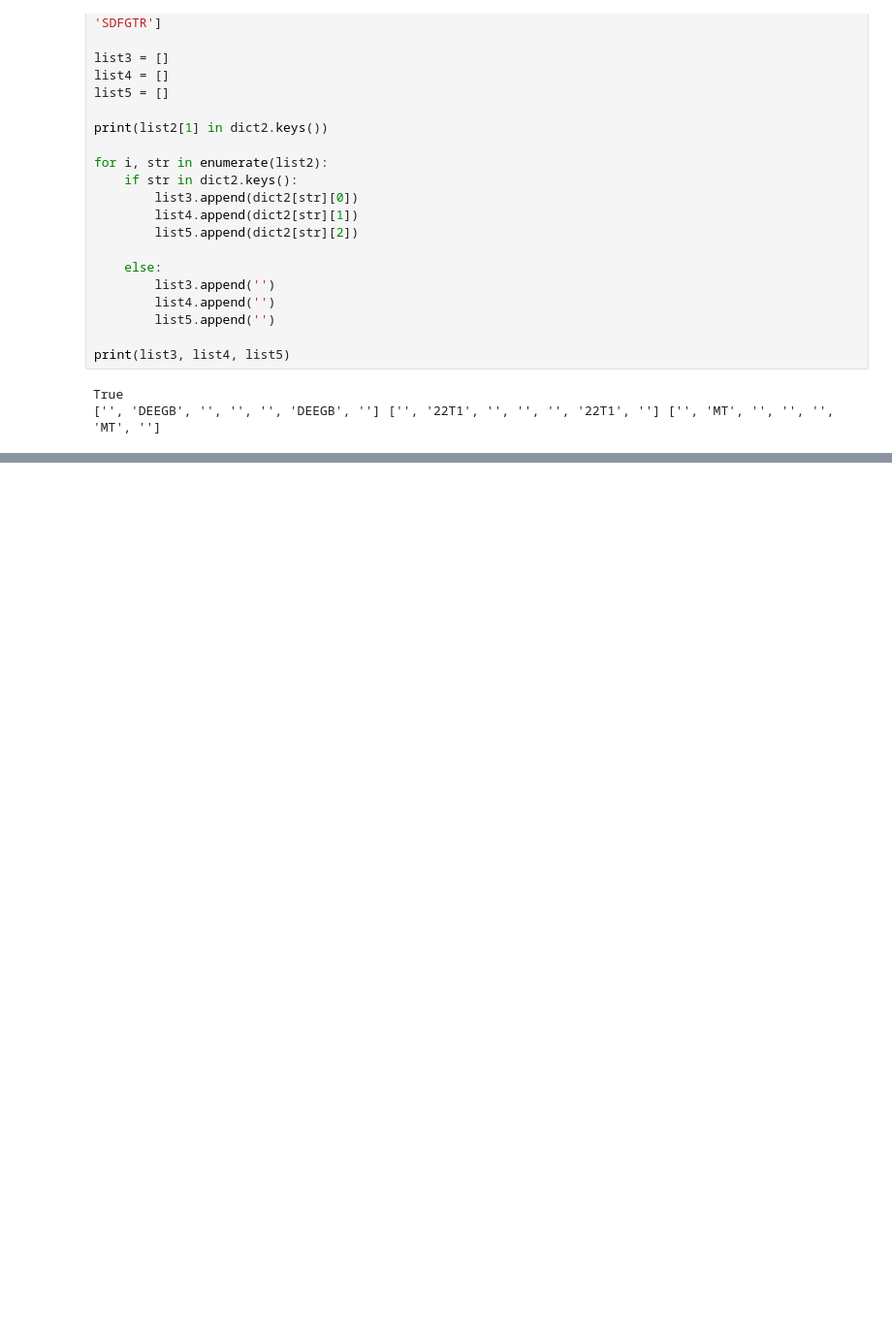
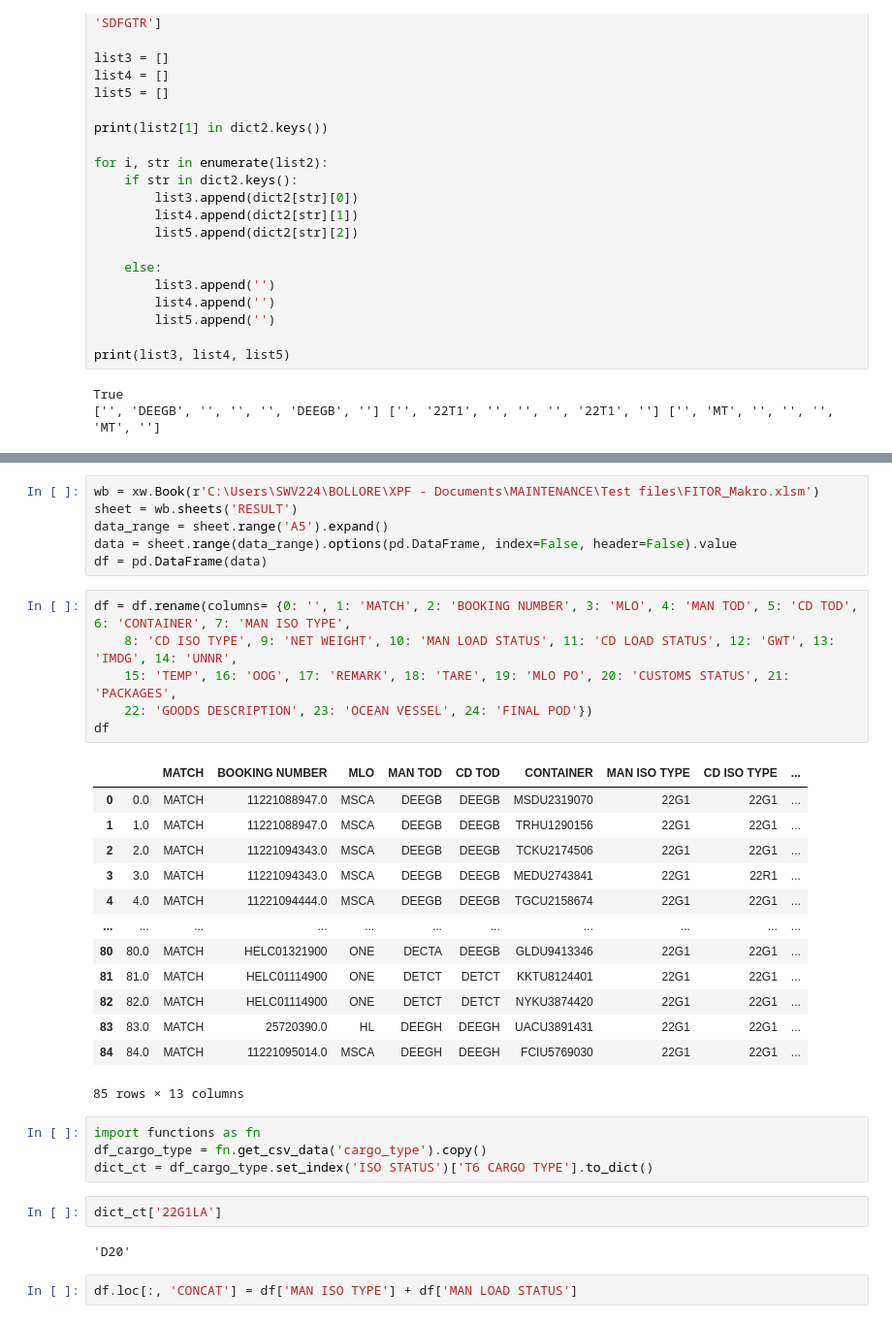
Before and after one commit to marcusberggren/ELL-creation, a Jupyter notebook: src/test.ipynb, the cells around one changed output, grey strips where cells are left out. Shown: that part at 97% size. Drawn from its saved outputs; the diff is of its cells as text; blank space fills up the shorter version.

```diff
--- a/src/test.ipynb
+++ b/src/test.ipynb
@@ -363,0 +440,36 @@ print(df)
+# %%
+wb = xw.Book(r'C:\Users\SWV224\BOLLORE\XPF - Documents\MAINTENANCE\Test files\FITOR_Makro.xlsm')
+sheet = wb.sheets('RESULT')
+data_range = sheet.range('A5').expand()
+data = sheet.range(data_range).options(pd.DataFrame, index=False, header=False).value
+df = pd.DataFrame(data)
+# %%
+df = df.rename(columns= {0: '', 1: 'MATCH', 2: 'BOOKING NUMBER', 3: 'MLO', 4: 'MAN TOD', 5: 'CD TOD', 6: 'CONTAINER', 7: 'MAN ISO TYPE',
+    8: 'CD ISO TYPE', 9: 'NET WEIGHT', 10: 'MAN LOAD STATUS', 11: 'CD LOAD STATUS', 12: 'GWT', 13: 'IMDG', 14: 'UNNR',
+    15: 'TEMP', 16: 'OOG', 17: 'REMARK', 18: 'TARE', 19: 'MLO PO', 20: 'CUSTOMS STATUS', 21: 'PACKAGES',
+    22: 'GOODS DESCRIPTION', 23: 'OCEAN VESSEL', 24: 'FINAL POD'})
+df
+# %% [output]
+|  |  | MATCH | BOOKING NUMBER | MLO | MAN TOD | CD TOD | CONTAINER | MAN ISO TYPE | CD ISO TYPE | ... |
+| 0 | 0.0 | MATCH | 11221088947.0 | MSCA | DEEGB | DEEGB | MSDU2319070 | 22G1 | 22G1 | ... |
+| 1 | 1.0 | MATCH | 11221088947.0 | MSCA | DEEGB | DEEGB | TRHU1290156 | 22G1 | 22G1 | ... |
+| 2 | 2.0 | MATCH | 11221094343.0 | MSCA | DEEGB | DEEGB | TCKU2174506 | 22G1 | 22G1 | ... |
+| 3 | 3.0 | MATCH | 11221094343.0 | MSCA | DEEGB | DEEGB | MEDU2743841 | 22G1 | 22R1 | ... |
+| 4 | 4.0 | MATCH | 11221094444.0 | MSCA | DEEGB | DEEGB | TGCU2158674 | 22G1 | 22G1 | ... |
+| ... | ... | ... | ... | ... | ... | ... | ... | ... | ... | ... |
+| 80 | 80.0 | MATCH | HELC01321900 | ONE | DECTA | DEEGB | GLDU9413346 | 22G1 | 22G1 | ... |
+| 81 | 81.0 | MATCH | HELC01114900 | ONE | DETCT | DETCT | KKTU8124401 | 22G1 | 22G1 | ... |
+| 82 | 82.0 | MATCH | HELC01114900 | ONE | DETCT | DETCT | NYKU3874420 | 22G1 | 22G1 | ... |
+| 83 | 83.0 | MATCH | 25720390.0 | HL | DEEGH | DEEGH | UACU3891431 | 22G1 | 22G1 | ... |
+| 84 | 84.0 | MATCH | 11221095014.0 | MSCA | DEEGH | DEEGH | FCIU5769030 | 22G1 | 22G1 | ... |
+85 rows × 13 columns
+# %%
+import functions as fn
+df_cargo_type = fn.get_csv_data('cargo_type').copy()
+dict_ct = df_cargo_type.set_index('ISO STATUS')['T6 CARGO TYPE'].to_dict()
+# %%
+dict_ct['22G1LA']
+# %% [output]
+'D20'
+# %%
+df.loc[:, 'CONCAT'] = df['MAN ISO TYPE'] + df['MAN LOAD STATUS']
```
Also changed, not shown: parts of 14 cells of this notebook, 1 other file.
